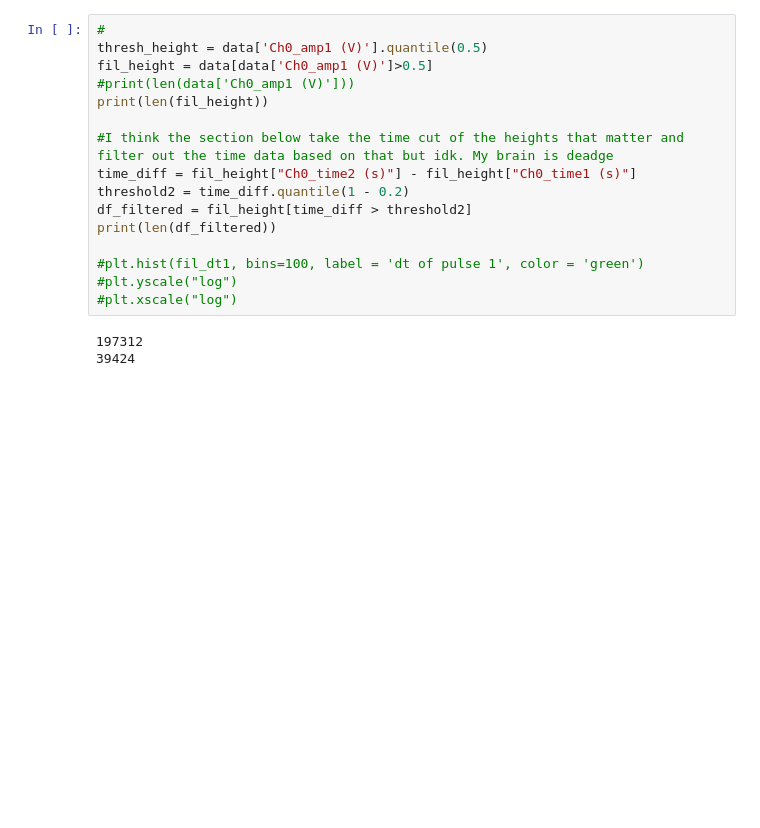
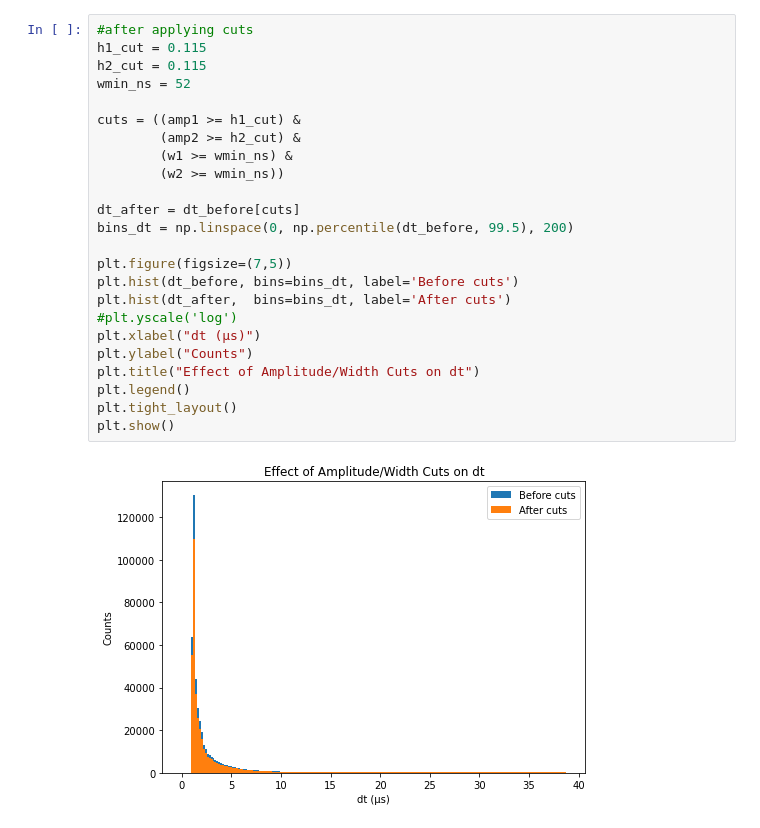
Before and after one commit to amashaperera3/PHYS111B-Lab, a Jupyter notebook: MUOLab1/MUODataAnalysis.ipynb, the cells around one changed output. Drawn from its saved outputs; the diff is of its cells as text; blank space fills up the shorter version.

```diff
--- a/MUOLab1/MUODataAnalysis.ipynb
+++ b/MUOLab1/MUODataAnalysis.ipynb
@@ -82,19 +78,26 @@ Text(0.5, 1.0, 'Uncut Time Difference between Pulses 1 and 2')
 # %%
-#
-thresh_height = data['Ch0_amp1 (V)'].quantile(0.5)
-fil_height = data[data['Ch0_amp1 (V)']>0.5]
-#print(len(data['Ch0_amp1 (V)']))
-print(len(fil_height))
+#after applying cuts
+h1_cut = 0.115
+h2_cut = 0.115
+wmin_ns = 52
 
-#I think the section below take the time cut of the heights that matter and filter out the time data based on that but idk. My brain is deadge
-time_diff = fil_height["Ch0_time2 (s)"] - fil_height["Ch0_time1 (s)"]
-threshold2 = time_diff.quantile(1 - 0.2)
-df_filtered = fil_height[time_diff > threshold2]
-print(len(df_filtered))
+cuts = ((amp1 >= h1_cut) &
+        (amp2 >= h2_cut) &
+        (w1 >= wmin_ns) &
+        (w2 >= wmin_ns))
 
-#plt.hist(fil_dt1, bins=100, label = 'dt of pulse 1', color = 'green')
-#plt.yscale("log")
-#plt.xscale("log")
+dt_after = dt_before[cuts]
+bins_dt = np.linspace(0, np.percentile(dt_before, 99.5), 200)
+
+plt.figure(figsize=(7,5))
+plt.hist(dt_before, bins=bins_dt, label='Before cuts')
+plt.hist(dt_after,  bins=bins_dt, label='After cuts')
+#plt.yscale('log')
+plt.xlabel("dt (µs)")
+plt.ylabel("Counts")
+plt.title("Effect of Amplitude/Width Cuts on dt")
+plt.legend()
+plt.tight_layout()
+plt.show()
 # %% [output]
-197312
-39424
+[figure, added]
```
Also changed, not shown: parts of 38 cells of this notebook, 3 other files.
